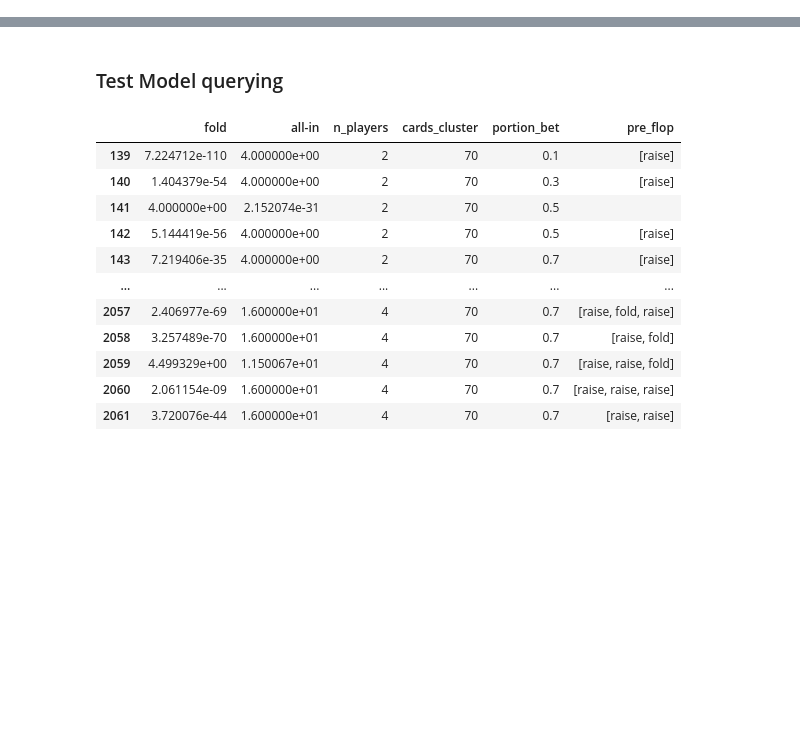
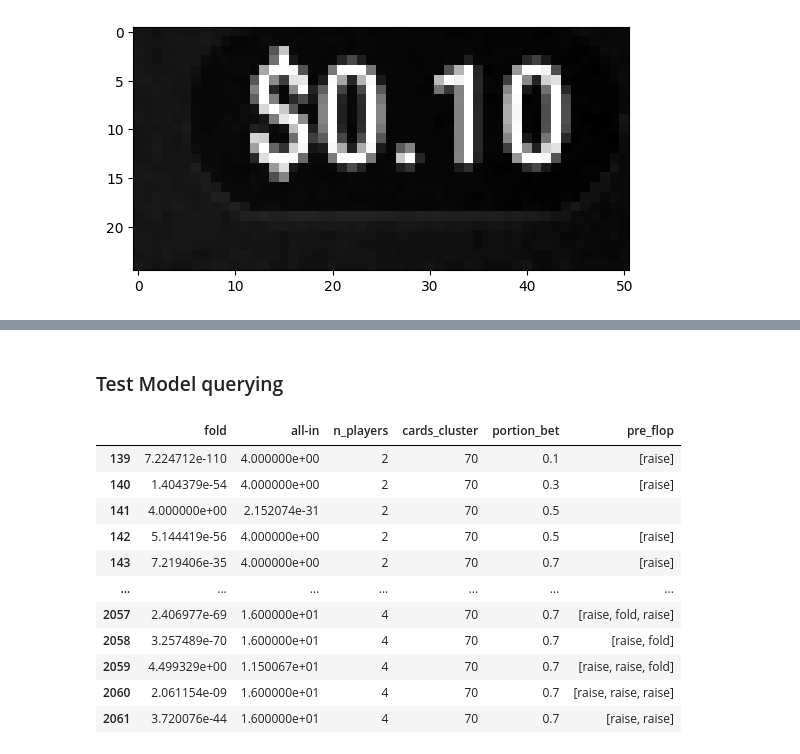
Before and after one commit to macmorn/poker_ai, a Jupyter notebook: poker_ai/bot/testdev.ipynb, the cells around one changed output, grey strips where cells are left out. Drawn from its saved outputs; the diff is of its cells as text; code cells hidden in the pictures; blank space fills up the shorter version.

```diff
--- a/poker_ai/bot/testdev.ipynb
+++ b/poker_ai/bot/testdev.ipynb
@@ -11,0 +32,4 @@ import json
+# %%
+show_image(ref3)
+# %% [output]
+[figure, added]
```
Also changed, not shown: parts of 5 cells of this notebook, 4 other files.
